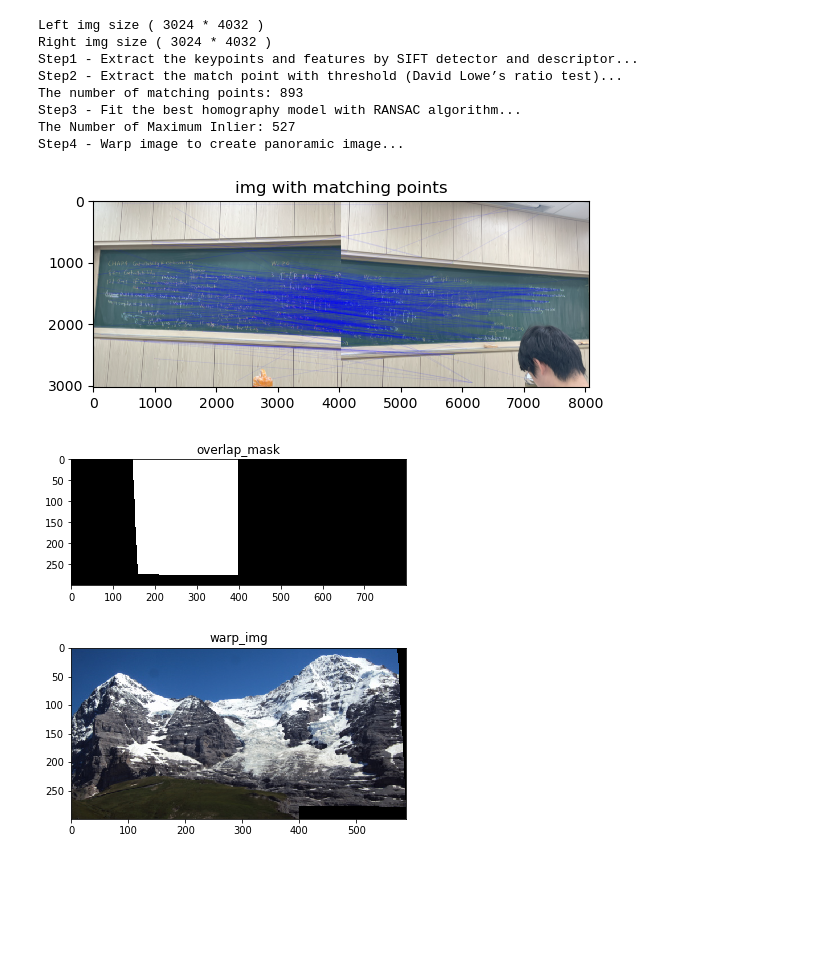
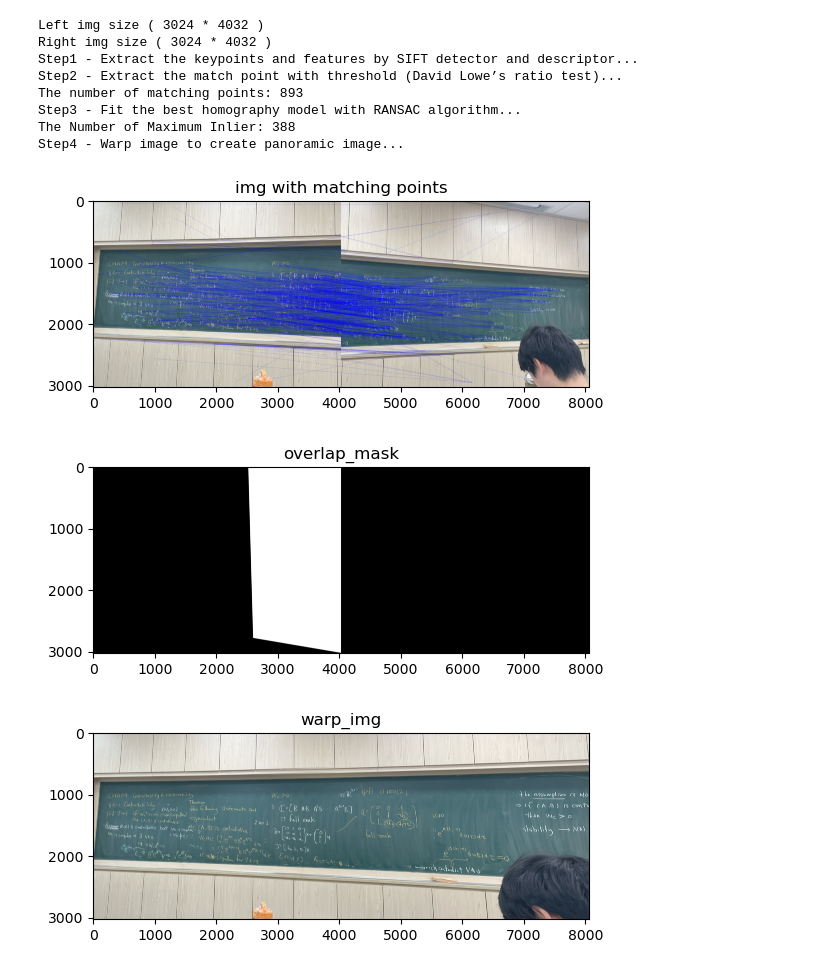
Before and after one commit to Jimmy-Hu/Automatic-Panoramic-Image-Stitching, a Jupyter notebook: Automatic Panoramic Image Stitching.ipynb, the cells around one changed output. Cells and saved outputs as stored; diff of their text form; code cells hidden in the pictures; blank space fills up the shorter version.

```diff
--- a/Automatic Panoramic Image Stitching.ipynb
+++ b/Automatic Panoramic Image Stitching.ipynb
@@ -403,37 +403,37 @@ class Homography:
 # %%
 if __name__ == "__main__":
 
-    fileNameList = [('hill1', 'hill2')]
+    fileNameList = [('20251015_Left1', '20251015_Right1')]
     for fname1, fname2 in fileNameList:
         # Read the img file
         src_path = "img/"
         fileName1 = fname1
         fileName2 = fname2
-        img_left = cv2.imread(src_path + fileName1 + ".jpg")
-        img_right = cv2.imread(src_path + fileName2 + ".jpg")
+        img_left = cv2.imread(src_path + fileName1 + ".bmp")
+        img_right = cv2.imread(src_path + fileName2 + ".bmp")
 
         # The stitch object to stitch the image
         blending_mode = "linearBlending" # three mode - noBlending、linearBlending、linearBlendingWithConstant
         stitcher = Stitcher()
         warp_img = stitcher.stitch([img_left, img_right], blending_mode)
 
         # plot the stitched image
         plt.figure(13)
         plt.title("warp_img")
         plt.imshow(warp_img[:,:,::-1].astype(int))
 
         # save the stitched iamge
-        saveFilePath = "img/u4.jpg".format(fileName1, fileName2, blending_mode)
+        saveFilePath = "img/20251015_StitchedResult.bmp".format(fileName1, fileName2, blending_mode)
         cv2.imwrite(saveFilePath, warp_img)
 # %% [output]
 Left img size ( 3024 * 4032 )
 Right img size ( 3024 * 4032 )
 Step1 - Extract the keypoints and features by SIFT detector and descriptor...
 Step2 - Extract the match point with threshold (David Lowe’s ratio test)...
 The number of matching points: 893
 Step3 - Fit the best homography model with RANSAC algorithm...
-The Number of Maximum Inlier: 527
+The Number of Maximum Inlier: 388
 Step4 - Warp image to create panoramic image...
 [figure]
-[figure, old version]
+[figure, new version]
-[figure, old version]
+[figure, new version]
```
